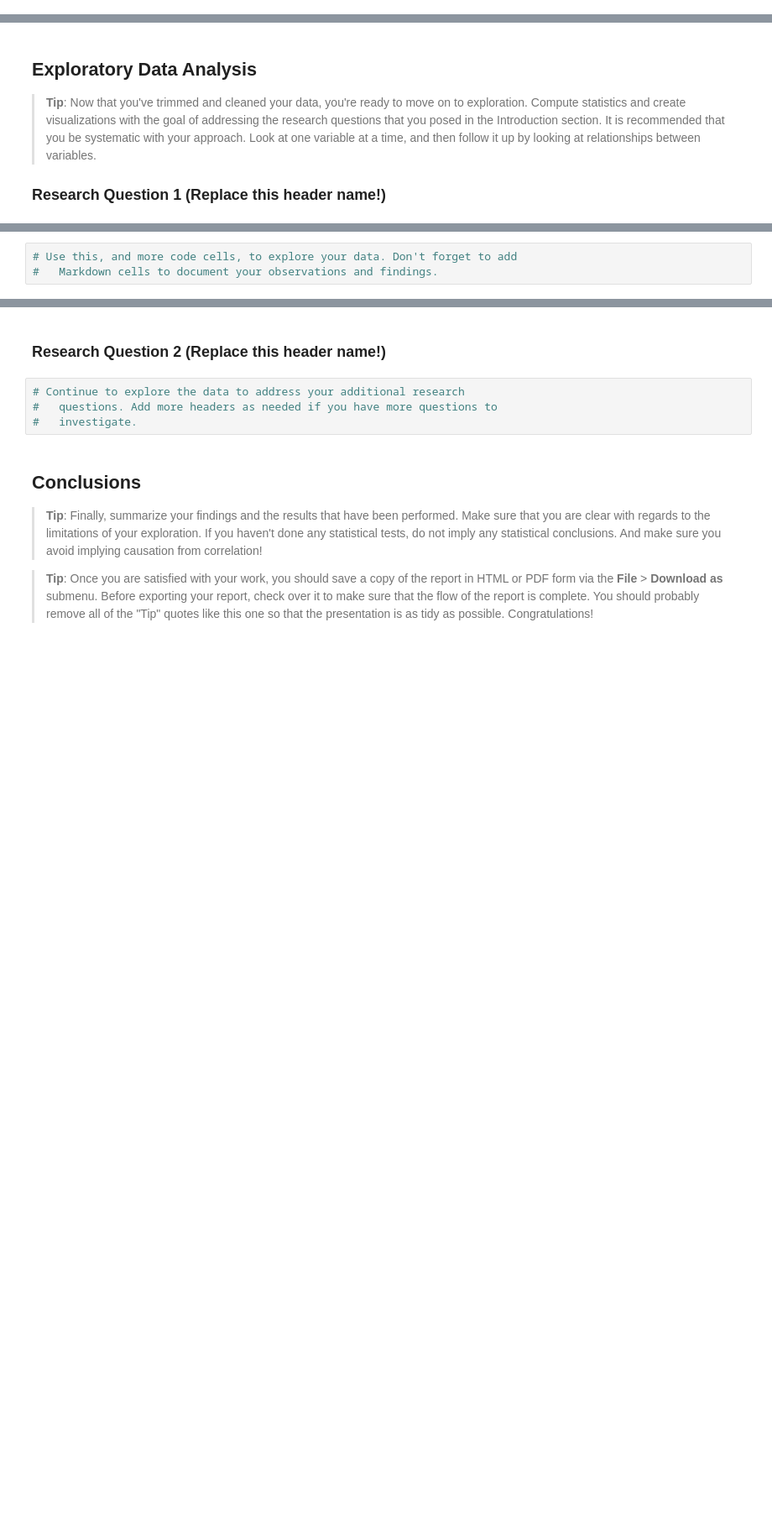
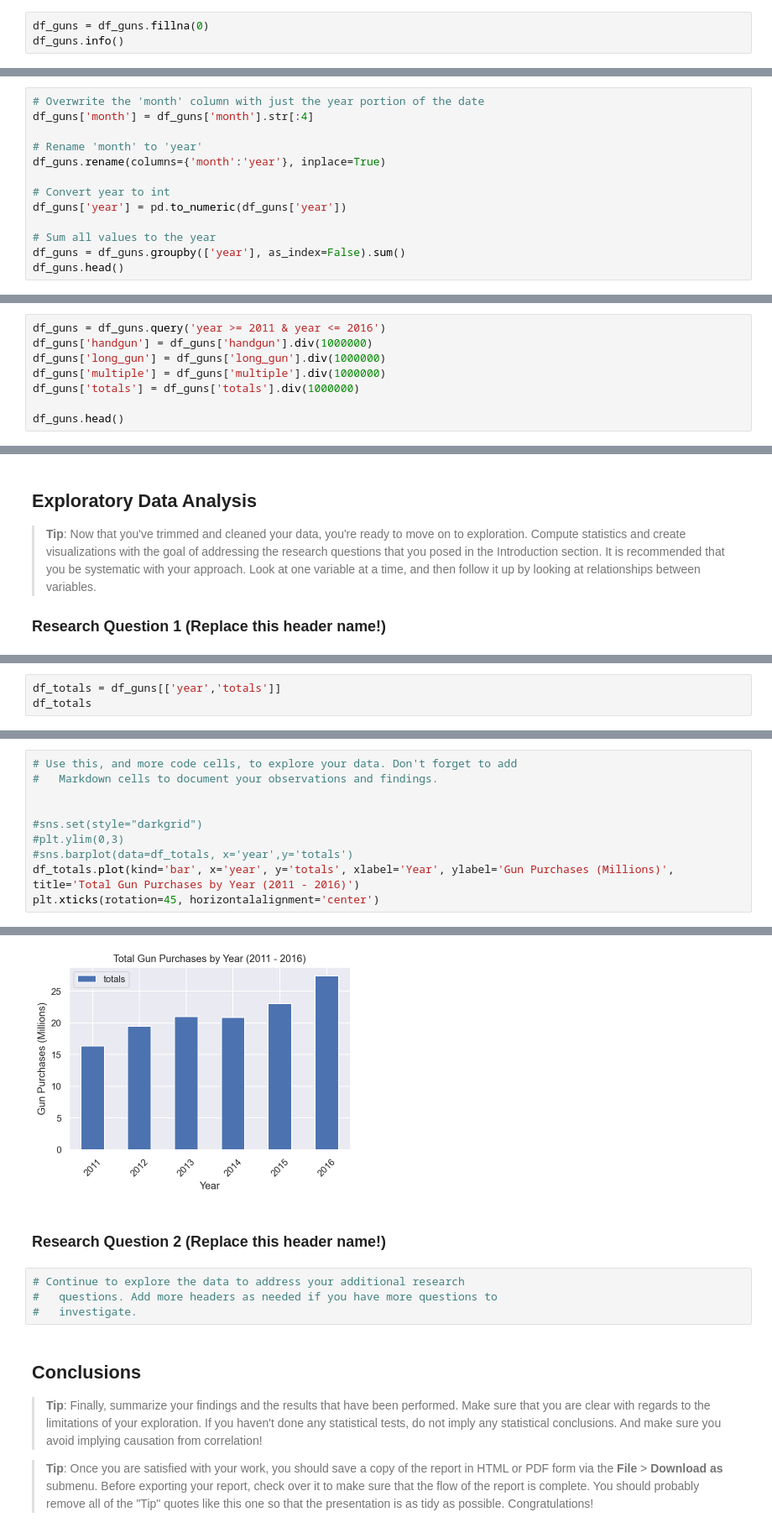
Before and after one commit to GaryLBentley/investigate_dataset, a Jupyter notebook: investigate-a-dataset.ipynb, the cells around one changed output, grey strips where cells are left out. Shown at 84% size. Saved outputs shown, nothing was run; the diff lists cells and outputs as text; blank space fills up the shorter version.

```diff
--- a/investigate-a-dataset.ipynb
+++ b/investigate-a-dataset.ipynb
@@ -147,0 +189,3 @@ df_guns.head()
+# %%
+df_guns = df_guns.fillna(0)
+df_guns.info()
@@ -147,0 +209,13 @@ df_guns.head()
+# %%
+# Overwrite the 'month' column with just the year portion of the date
+df_guns['month'] = df_guns['month'].str[:4]
+
+# Rename 'month' to 'year'
+df_guns.rename(columns={'month':'year'}, inplace=True)
+
+# Convert year to int
+df_guns['year'] = pd.to_numeric(df_guns['year'])
+
+# Sum all values to the year
+df_guns = df_guns.groupby(['year'], as_index=False).sum()
+df_guns.head()
@@ -147,0 +231,8 @@ df_guns.head()
+# %%
+df_guns = df_guns.query('year >= 2011 & year <= 2016')
+df_guns['handgun'] = df_guns['handgun'].div(1000000)
+df_guns['long_gun'] = df_guns['long_gun'].div(1000000)
+df_guns['multiple'] = df_guns['multiple'].div(1000000)
+df_guns['totals'] = df_guns['totals'].div(1000000)
+
+df_guns.head()
@@ -165,0 +367,3 @@ df_census.head()
+# %%
+df_totals = df_guns[['year','totals']]
+df_totals
@@ -166,3 +378,11 @@ df_census.head()
 # %%
 # Use this, and more code cells, to explore your data. Don't forget to add
 #   Markdown cells to document your observations and findings.
+
+
+#sns.set(style="darkgrid")
+#plt.ylim(0,3)
+#sns.barplot(data=df_totals, x='year',y='totals')
+df_totals.plot(kind='bar', x='year', y='totals', xlabel='Year', ylabel='Gun Purchases (Millions)', title='Total Gun Purchases by Year (2011 - 2016)')
+plt.xticks(rotation=45, horizontalalignment='center')
+# %% [output]
@@ -169,3 +396,4 @@ df_census.head()
+[figure, added]
 # %% [markdown]
 ### Research Question 2  (Replace this header name!)
 # %%
```
Also changed, not shown: parts of 30 cells of this notebook.
